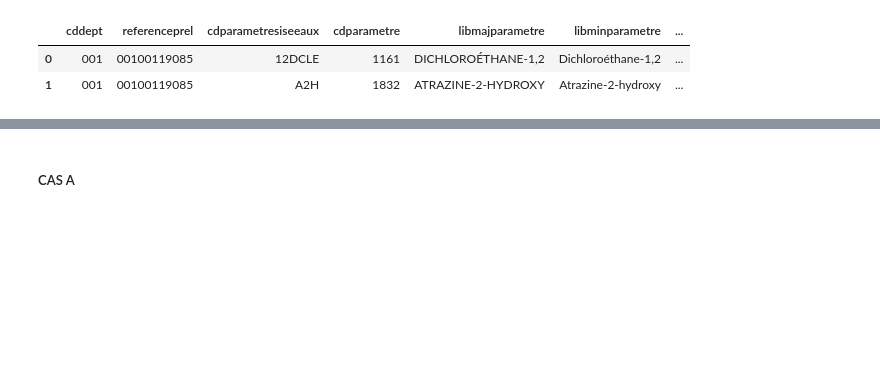
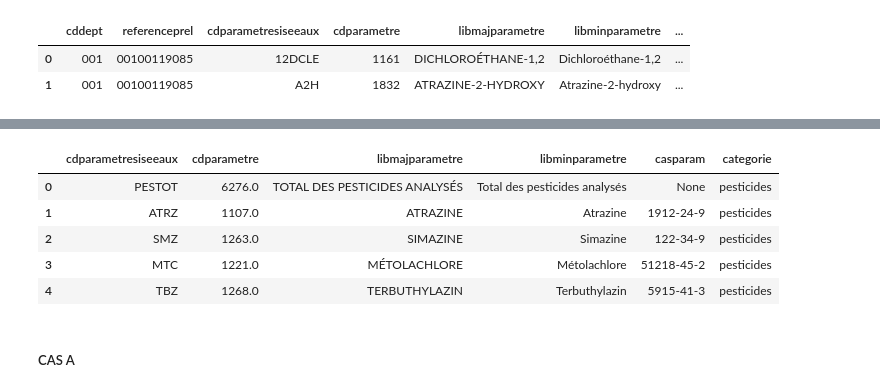
Before and after one commit to sbsrouteur/13_pollution_eau, a Jupyter notebook: analytics/notebooks/Tache110_Polluants_le_plus_souvent_non_conformes.ipynb, the cells around one changed output, grey strips where cells are left out. Drawn from its saved outputs; the diff is of its cells as text; code cells hidden in the pictures; blank space fills up the shorter version.

```diff
--- a/analytics/notebooks/Tache110_Polluants_le_plus_souvent_non_conformes.ipynb
+++ b/analytics/notebooks/Tache110_Polluants_le_plus_souvent_non_conformes.ipynb
@@ -717,3 +725,14 @@ preview_resultats
+# %%
+# [OPTIONAL] Preview categories
+preview_categories = con.sql("SELECT * FROM categories LIMIT 5").df()
+preview_categories
+# %% [output]
+|  | cdparametresiseeaux | cdparametre | libmajparametre | libminparametre | casparam | categorie |
+| 0 | PESTOT | 6276.0 | TOTAL DES PESTICIDES ANALYSÉS | Total des pesticides analysés | None | pesticides |
+| 1 | ATRZ | 1107.0 | ATRAZINE | Atrazine | 1912-24-9 | pesticides |
+| 2 | SMZ | 1263.0 | SIMAZINE | Simazine | 122-34-9 | pesticides |
+| 3 | MTC | 1221.0 | MÉTOLACHLORE | Métolachlore | 51218-45-2 | pesticides |
+| 4 | TBZ | 1268.0 | TERBUTHYLAZIN | Terbuthylazin | 5915-41-3 | pesticides |
 # %% [markdown]
 ##### CAS A
 # %%
```
Also changed, not shown: parts of 14 cells of this notebook.
